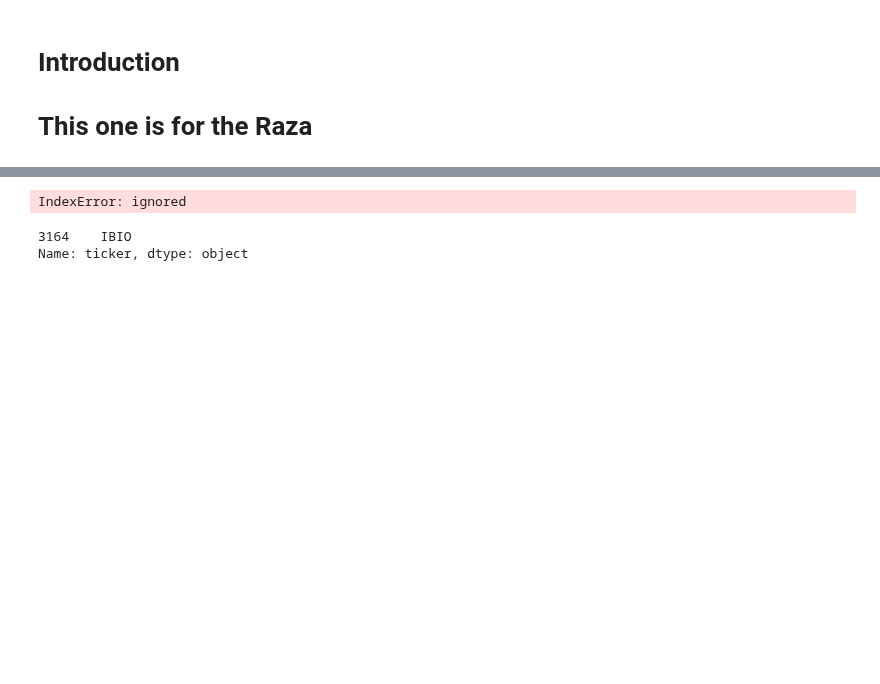
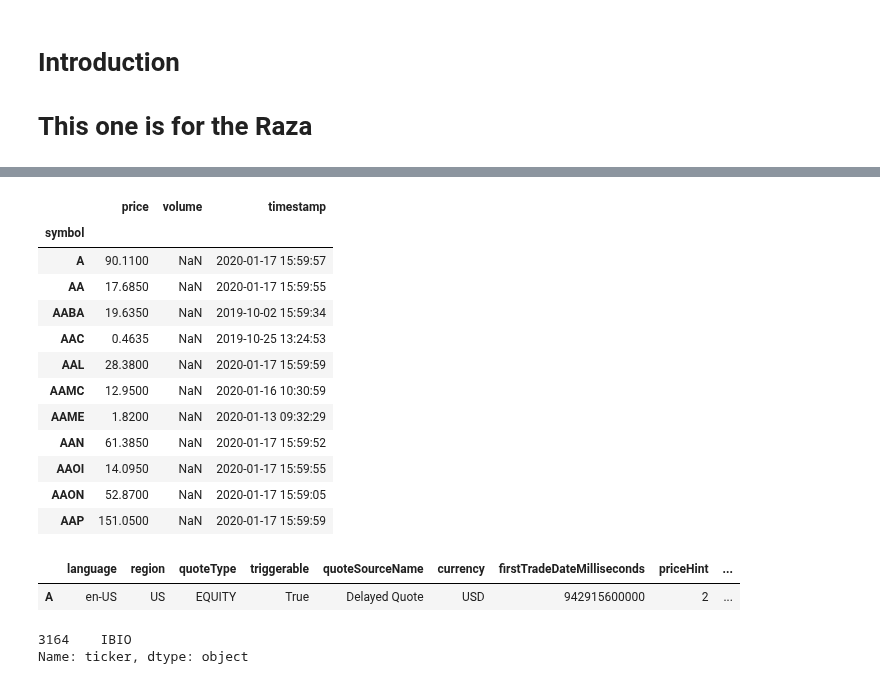
Before and after one commit to dcovarru/investmentsPython, a Jupyter notebook: investments.ipynb, the cells around one changed output, grey strips where cells are left out. Saved outputs shown, nothing was run; the diff lists cells and outputs as text; code cells hidden in the pictures; blank space fills up the shorter version.

```diff
--- a/investments.ipynb
+++ b/investments.ipynb
@@ -75,3 +65,24 @@ web.get_quote_av("AAPL", api_key = os.getenv('ALPHAVANTAGE_API_KEY'))
+# %%
+###################################
+# Need code to extract tickers with recent data
+# Data as of Today() - 1
+###################################
+
+web.get_quote_av(list(investDataSubset), api_key = os.getenv('ALPHAVANTAGE_API_KEY'))
+# %% [output]
+|  | price | volume | timestamp |
+| symbol |  |  |  |
+| A | 90.1100 | NaN | 2020-01-17 15:59:57 |
+| AA | 17.6850 | NaN | 2020-01-17 15:59:55 |
+| AABA | 19.6350 | NaN | 2019-10-02 15:59:34 |
+| AAC | 0.4635 | NaN | 2019-10-25 13:24:53 |
+| AAL | 28.3800 | NaN | 2020-01-17 15:59:59 |
+| AAMC | 12.9500 | NaN | 2020-01-16 10:30:59 |
+| AAME | 1.8200 | NaN | 2020-01-13 09:32:29 |
+| AAN | 61.3850 | NaN | 2020-01-17 15:59:52 |
+| AAOI | 14.0950 | NaN | 2020-01-17 15:59:55 |
+| AAON | 52.8700 | NaN | 2020-01-17 15:59:05 |
+| AAP | 151.0500 | NaN | 2020-01-17 15:59:59 |
 # %%
 #########################
 # Get Current Prices
@@ -80,8 +91,9 @@ web.get_quote_av("AAPL", api_key = os.getenv('ALPHAVANTAGE_API_KEY'))
 
 outDF = []
 
-for x in investDataSubset:
-    print(get_quote_yahoo(x).price)
+for x in investDataSubset[0]:
+    # print(get_quote_yahoo(x).price)
+    outDF = get_quote_yahoo(x)
     # print(x)
     # print(tmp)
     # dfTickerPrice = get_quote_yahoo(x).price
@@ -89,8 +101,11 @@ for x in investDataSubset:
     # outDF.append(calPerChange)
 # return calPerChange
 # outDF
-# %% [output]
-IndexError: ignored
+# %%
+outDF
+# %% [output]
+|  | language | region | quoteType | triggerable | quoteSourceName | currency | firstTradeDateMilliseconds | priceHint | ... |
+| A | en-US | US | EQUITY | True | Delayed Quote | USD | 942915600000 | 2 | ... |
 # %%
 #########################
 # Extract Single Ticker
```
Also changed, not shown: parts of 3 cells of this notebook.
